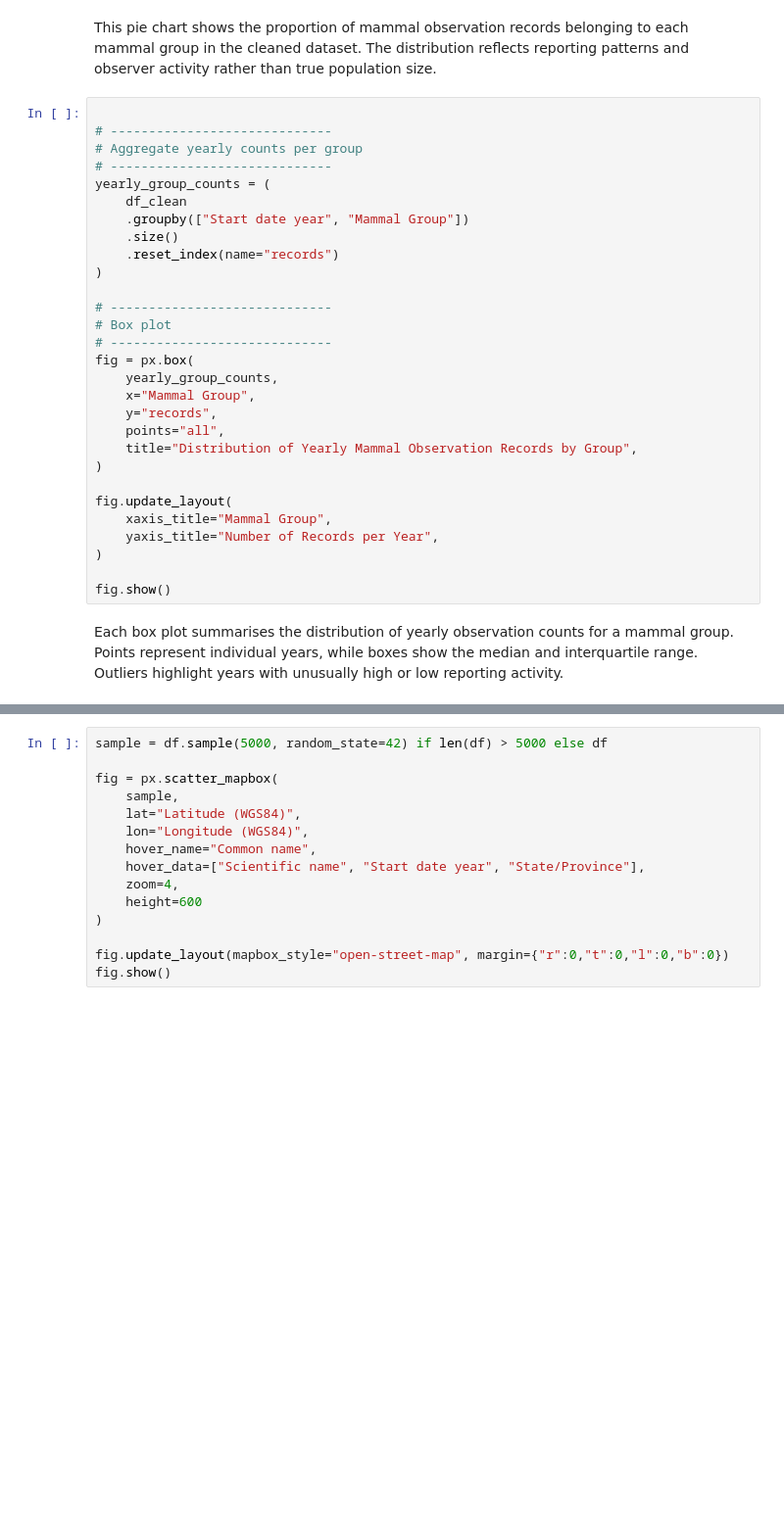
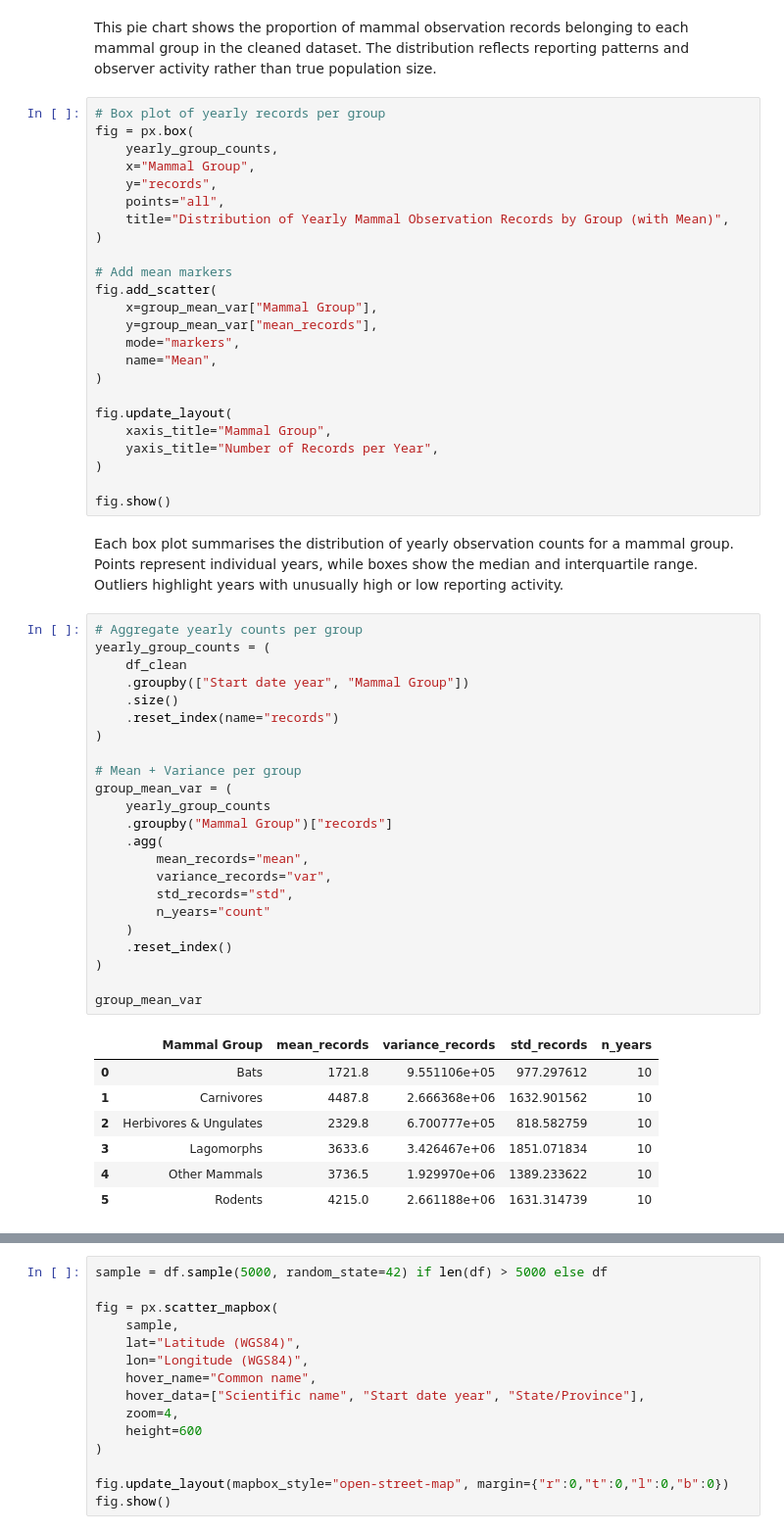
Before and after one commit to TomOverment/uk_animal_tracker, a Jupyter notebook: jupyter_notebooks/Notebook_Template.ipynb, the cells around one changed output, grey strips where cells are left out. Shown at 98% size. Cells and saved outputs as stored; diff of their text form; blank space fills up the shorter version.

```diff
--- a/jupyter_notebooks/Notebook_Template.ipynb
+++ b/jupyter_notebooks/Notebook_Template.ipynb
@@ -411,26 +464,21 @@ This pie chart shows the proportion of mammal observation records belonging to
 each mammal group in the cleaned dataset. The distribution reflects reporting
 patterns and observer activity rather than true population size.
 # %%
-
-# -----------------------------
-# Aggregate yearly counts per group
-# -----------------------------
-yearly_group_counts = (
-    df_clean
-    .groupby(["Start date year", "Mammal Group"])
-    .size()
-    .reset_index(name="records")
-)
-
-# -----------------------------
-# Box plot
-# -----------------------------
+# Box plot of yearly records per group
 fig = px.box(
     yearly_group_counts,
     x="Mammal Group",
     y="records",
     points="all",
-    title="Distribution of Yearly Mammal Observation Records by Group",
+    title="Distribution of Yearly Mammal Observation Records by Group (with Mean)",
+)
+
+# Add mean markers
+fig.add_scatter(
+    x=group_mean_var["Mammal Group"],
+    y=group_mean_var["mean_records"],
+    mode="markers",
+    name="Mean",
 )
 
 fig.update_layout(
@@ -444,3 +492,34 @@ Each box plot summarises the distribution of yearly observation counts for a
 mammal group. Points represent individual years, while boxes show the median
 and interquartile range. Outliers highlight years with unusually high or low
 reporting activity.
+# %%
+# Aggregate yearly counts per group
+yearly_group_counts = (
+    df_clean
+    .groupby(["Start date year", "Mammal Group"])
+    .size()
+    .reset_index(name="records")
+)
+
+# Mean + Variance per group
+group_mean_var = (
+    yearly_group_counts
+    .groupby("Mammal Group")["records"]
+    .agg(
+        mean_records="mean",
+        variance_records="var",
+        std_records="std",
+        n_years="count"
+    )
+    .reset_index()
+)
+
+group_mean_var
+# %% [output]
+|  | Mammal Group | mean_records | variance_records | std_records | n_years |
+| 0 | Bats | 1721.8 | 9.551106e+05 | 977.297612 | 10 |
+| 1 | Carnivores | 4487.8 | 2.666368e+06 | 1632.901562 | 10 |
+| 2 | Herbivores & Ungulates | 2329.8 | 6.700777e+05 | 818.582759 | 10 |
+| 3 | Lagomorphs | 3633.6 | 3.426467e+06 | 1851.071834 | 10 |
+| 4 | Other Mammals | 3736.5 | 1.929970e+06 | 1389.233622 | 10 |
+| 5 | Rodents | 4215.0 | 2.661188e+06 | 1631.314739 | 10 |
```
Also changed, not shown: parts of 5 cells of this notebook.
